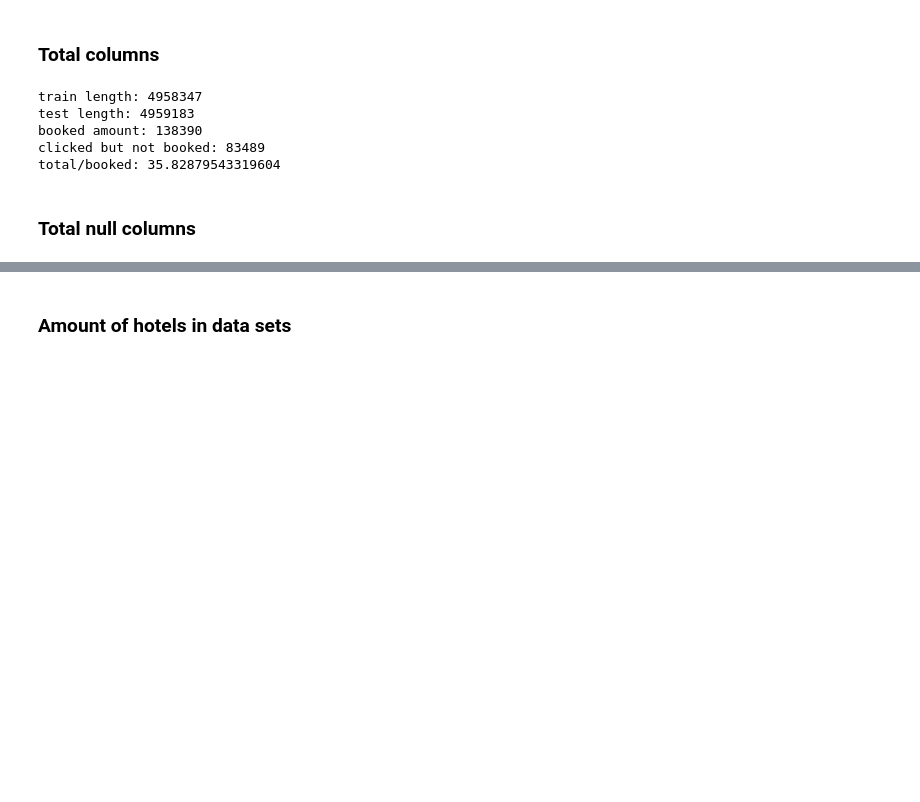
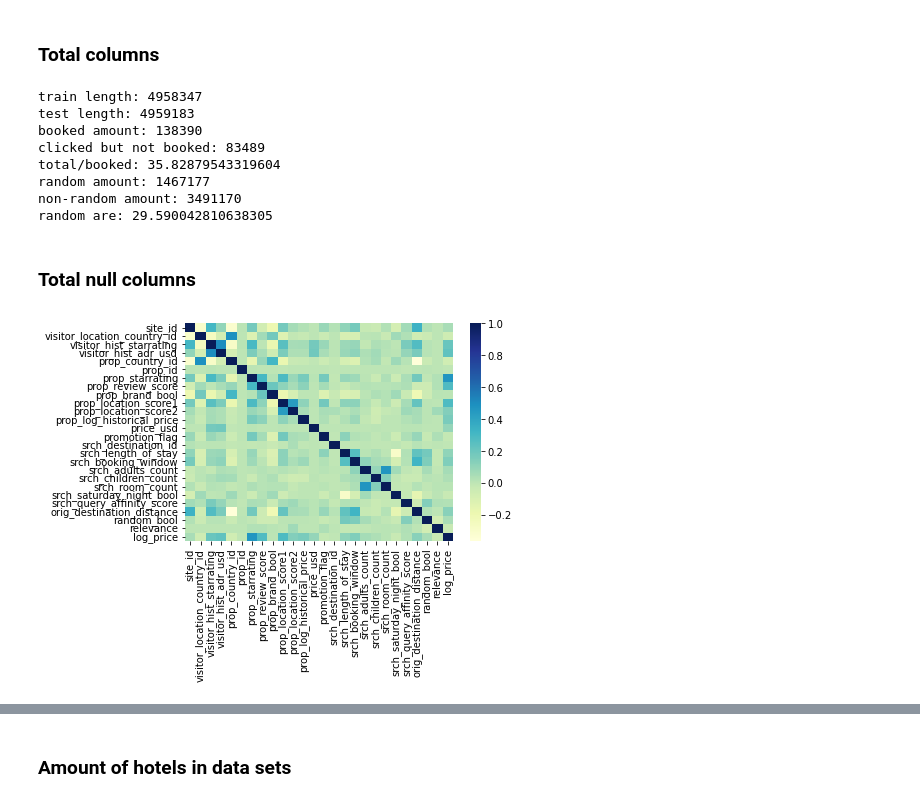
Before and after one commit to wolfbrr/DMT-2022-114, a Jupyter notebook: assignment-2/assignment-2-EDA.ipynb, the cells around one changed output, grey strips where cells are left out. Cells and saved outputs as stored; diff of their text form; code cells hidden in the pictures; blank space fills up the shorter version.

```diff
--- a/assignment-2/assignment-2-EDA.ipynb
+++ b/assignment-2/assignment-2-EDA.ipynb
@@ -48,11 +138,23 @@ mask = (train['booking_bool']==False) & (train['click_bool']==True)
 clicked_amount = len(train[mask])
 print(f'clicked but not booked: {clicked_amount}')
 print(f'total/booked: {train_amount/booked_amount}')
+
+mask = (train['random_bool']==True)
+random_amount = len(train[mask])
+print(f'random amount: {random_amount}')
+
+mask = (train['random_bool']==False)
+non_random_amount = len(train[mask])
+print(f'non-random amount: {non_random_amount}')
+print(f'random are: {random_amount/(random_amount+non_random_amount)*100}')
 # %% [output]
 train length: 4958347
 test length: 4959183
 booked amount: 138390
 clicked but not booked: 83489
 total/booked: 35.82879543319604
+random amount: 1467177
+non-random amount: 3491170
+random are: 29.590042810638305
 # %% [markdown]
 ### Total null columns
@@ -58,0 +170,4 @@ total/booked: 35.82879543319604
+# %%
+dataplot=sns.heatmap(corr_matrix, xticklabels=True, yticklabels=True, cmap="YlGnBu")
+# %% [output]
+[figure, added]
```
Also changed, not shown: parts of 9 cells of this notebook, 7 other files.
